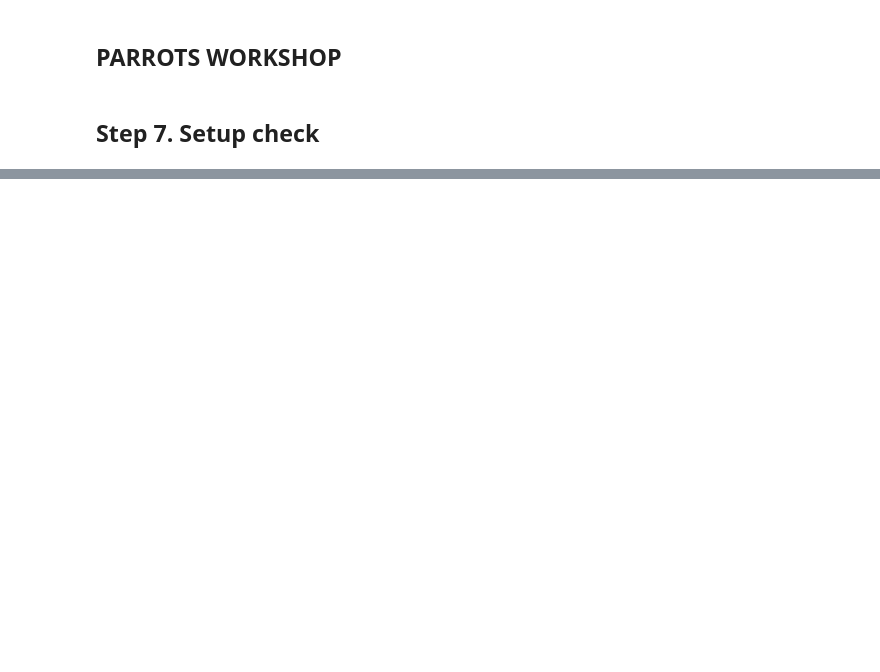
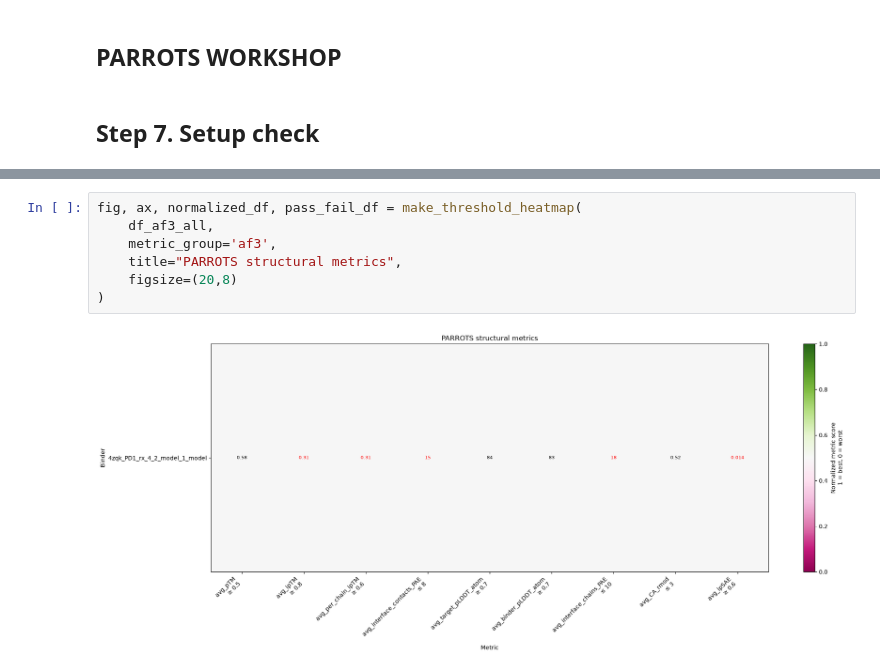
Before and after one commit to SundbergBelen/PARROTS_workshop, a Jupyter notebook: Notebooks/01_PARROTS_walkthrough.ipynb, the cells around one changed output, grey strips where cells are left out. Saved outputs shown, nothing was run; the diff lists cells and outputs as text; blank space fills up the shorter version.

```diff
--- a/Notebooks/01_PARROTS_walkthrough.ipynb
+++ b/Notebooks/01_PARROTS_walkthrough.ipynb
@@ -256,0 +131,9 @@ core.conformation.Conformation: Found disulfide between residues 137 198
+# %%
+fig, ax, normalized_df, pass_fail_df = make_threshold_heatmap(
+	df_af3_all,
+	metric_group='af3',
+	title="PARROTS structural metrics",
+	figsize=(20,8)
+)
+# %% [output]
+[figure, added]
```
Also changed, not shown: parts of 29 cells of this notebook, 6 other files.
